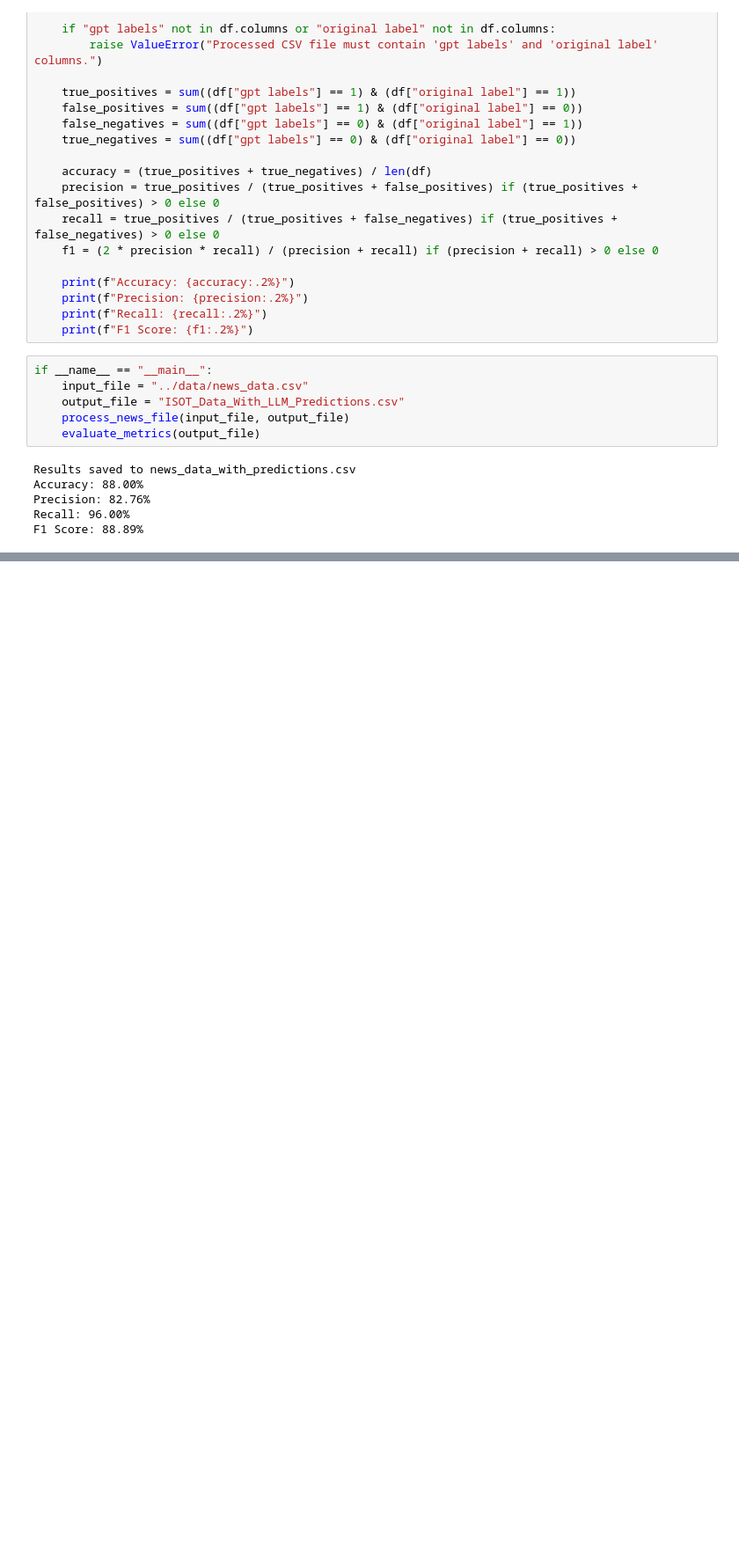
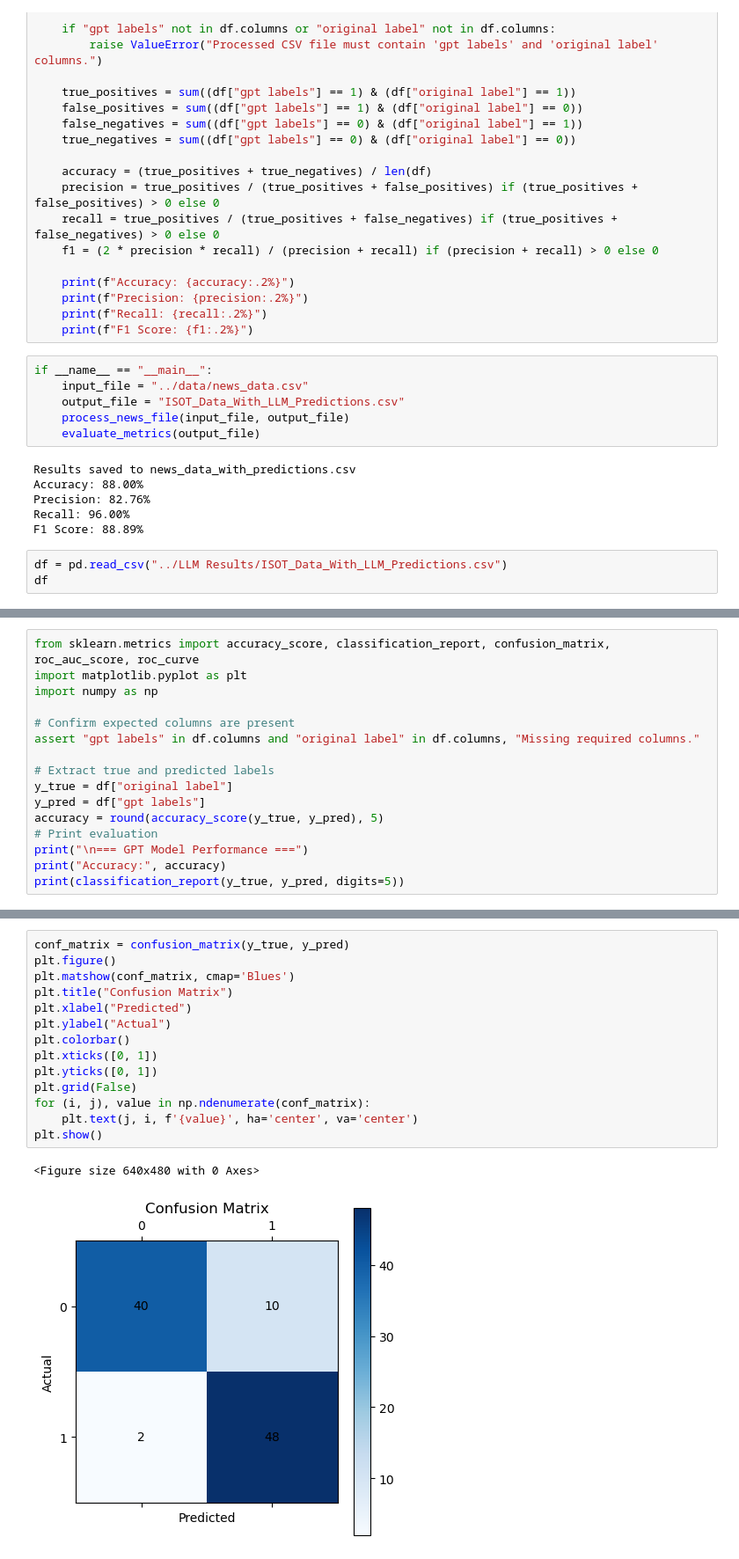
Before and after one commit to junyang99/IS424, a Jupyter notebook: Source-Based Classification (ISOT)/LLM_Classification.ipynb, the cells around one changed output, grey strips where cells are left out. Shown: that part at 88% size. Saved outputs shown, nothing was run; the diff lists cells and outputs as text; blank space fills up the shorter version.

Commit message:
Update llm_classification
5dp

```diff
--- a/Source-Based Classification (ISOT)/LLM_Classification.ipynb
+++ b/Source-Based Classification (ISOT)/LLM_Classification.ipynb
@@ -96,3 +96,6 @@ Accuracy: 88.00%
 Precision: 82.76%
 Recall: 96.00%
 F1 Score: 88.89%
+# %%
+df = pd.read_csv("../LLM Results/ISOT_Data_With_LLM_Predictions.csv")
+df
@@ -98,0 +116,16 @@ F1 Score: 88.89%
+# %%
+from sklearn.metrics import accuracy_score, classification_report, confusion_matrix, roc_auc_score, roc_curve
+import matplotlib.pyplot as plt
+import numpy as np
+
+# Confirm expected columns are present
+assert "gpt labels" in df.columns and "original label" in df.columns, "Missing required columns."
+
+# Extract true and predicted labels
+y_true = df["original label"]
+y_pred = df["gpt labels"]
+accuracy = round(accuracy_score(y_true, y_pred), 5)
+# Print evaluation
+print("\n=== GPT Model Performance ===")
+print("Accuracy:", accuracy)
+print(classification_report(y_true, y_pred, digits=5))
@@ -98,0 +143,17 @@ F1 Score: 88.89%
+# %%
+conf_matrix = confusion_matrix(y_true, y_pred)
+plt.figure()
+plt.matshow(conf_matrix, cmap='Blues')
+plt.title("Confusion Matrix")
+plt.xlabel("Predicted")
+plt.ylabel("Actual")
+plt.colorbar()
+plt.xticks([0, 1])
+plt.yticks([0, 1])
+plt.grid(False)
+for (i, j), value in np.ndenumerate(conf_matrix):
+    plt.text(j, i, f'{value}', ha='center', va='center')
+plt.show()
+# %% [output]
+<Figure size 640x480 with 0 Axes>
+[figure, added]
```
Also changed, not shown: parts of 2 cells of this notebook.
